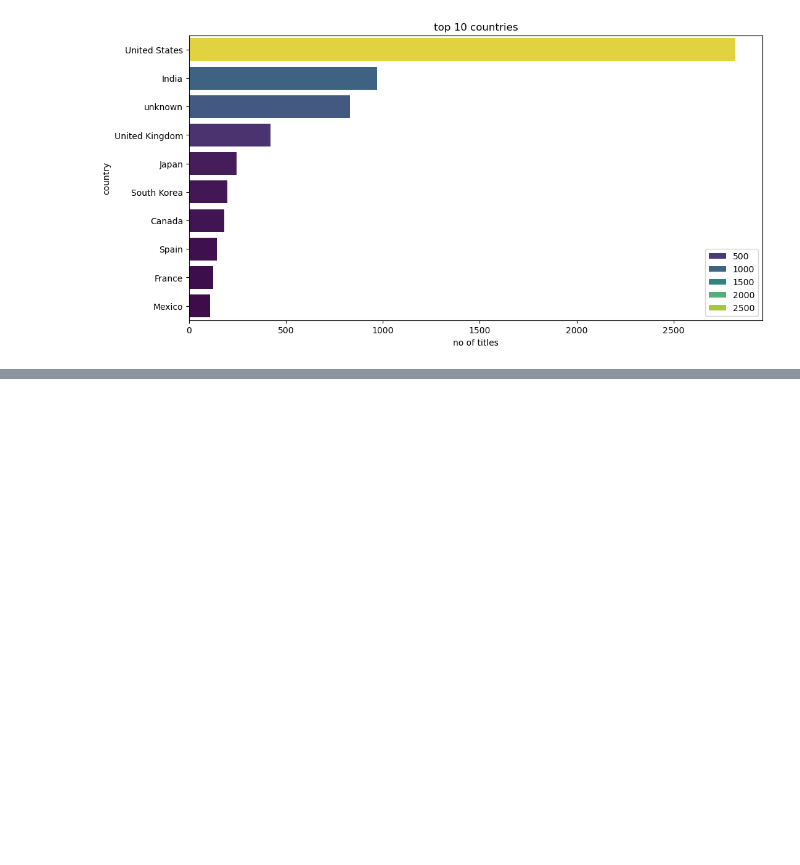
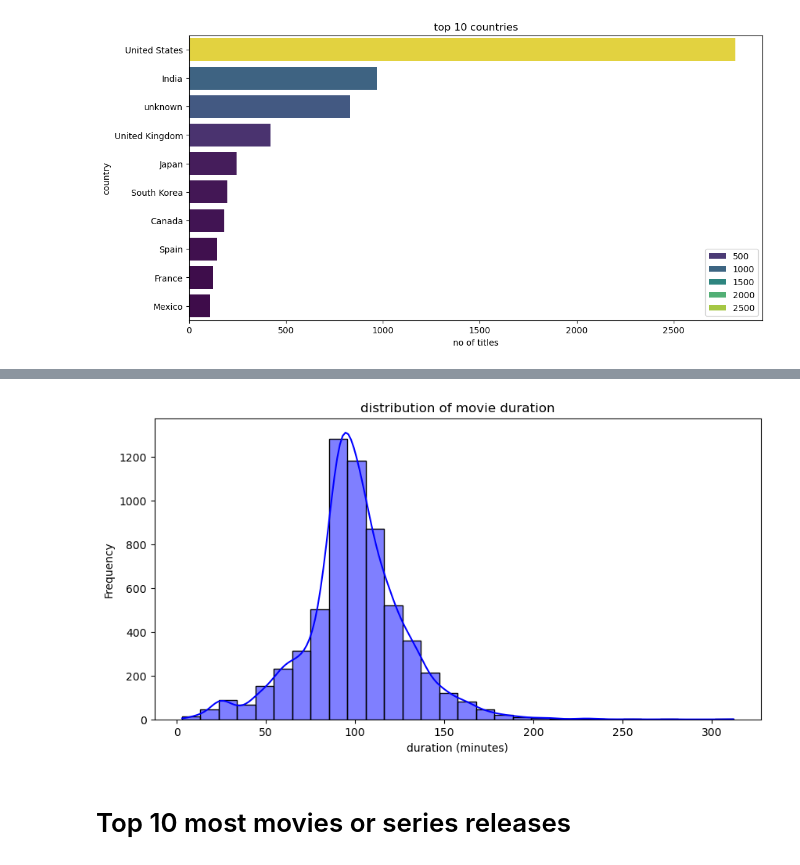
Before and after one commit to swarubm/DATA-ANALYSIS-PROJECTS, a Jupyter notebook: netflix.ipynb, the cells around one changed output, grey strips where cells are left out. Cells and saved outputs as stored; diff of their text form; code cells hidden in the pictures; blank space fills up the shorter version.

```diff
--- a/netflix.ipynb
+++ b/netflix.ipynb
@@ -331,0 +410,11 @@ plt.show()
+# %%
+plt.figure(figsize=(10,5))
+sns.histplot(data [data['type']=='Movie']['duration_num'],bins=30,kde=True,color='blue')
+plt.title('distribution of movie duration')
+plt.xlabel('duration (minutes)')
+plt.ylabel('Frequency')
+plt.show()
+# %% [output]
+[figure, added]
+# %% [markdown]
+# Top 10 most movies or series releases
```
Also changed, not shown: parts of 18 cells of this notebook.
